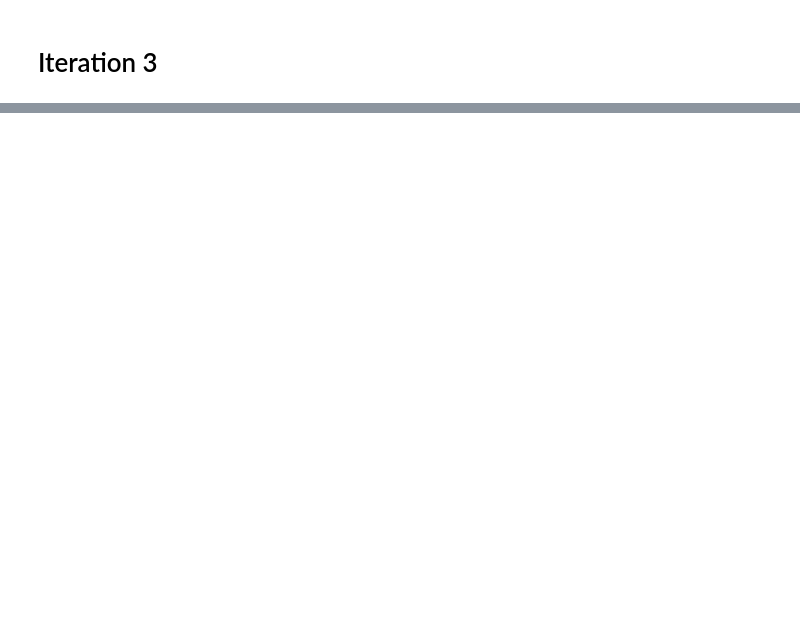
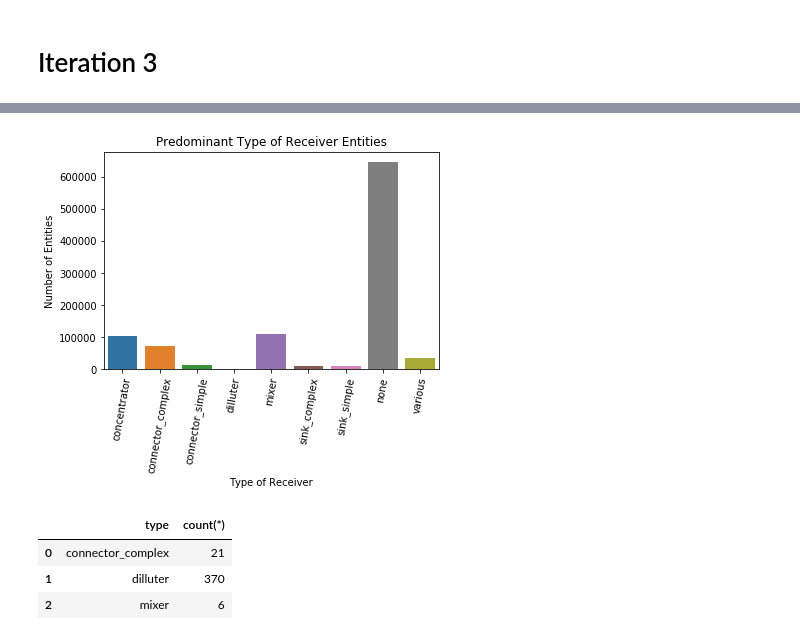
Before and after one commit to daniel-wenzel/polonius, a Jupyter notebook: jupyter/Taxonomy.ipynb, the cells around one changed output, grey strips where cells are left out. Saved outputs shown, nothing was run; the diff lists cells and outputs as text; code cells hidden in the pictures; blank space fills up the shorter version.

```diff
--- a/jupyter/Taxonomy.ipynb
+++ b/jupyter/Taxonomy.ipynb
@@ -84,0 +231,31 @@ df
+# %%
+df = sql('''
+SELECT e.name, childT.type
+FROM
+    ((SELECT * FROM Entity ORDER BY name DESC LIMIT 1000000) e
+    NATURAL JOIN
+    EntityMetadata m)
+    INNER JOIN
+    ETransfer t
+    INNER JOIN
+    (Entity child
+    NATURAL JOIN
+    EntityTaxonomy childT)
+    ON e.name = t.`from` and t.`to` = child.name
+GROUP BY e.name, childT.type
+HAVING sum(amountInUSDCurrent) > 0.75 * outvolumeUSD''')
+#aggr_children75 = aggr_children
+sinksCount = sql('''
+    SELECT count(*)
+    FROM
+        (SELECT * FROM Entity LIMIT 1000000) e
+        NATURAL JOIN
+        EntityTaxonomy
+    WHERE type = 'sink_complex' or type = 'sink_simple' ''')
+
+num_sinks = sinksCount.values[0][0]
+
+aggr_children = df.groupby('type').count().reset_index()
+aggr_children = aggr_children.append({'type' : 'none' , 'name' : num_sinks} , ignore_index=True)
+aggr_children = aggr_children.append({'type' : 'various' , 'name' : 1000000 - num_sinks - df.shape[0]}, ignore_index=True)
+#aggr_children
@@ -84,0 +271,28 @@ df
+# %%
+sns.barplot(data=aggr_children, x='type', y='name')
+plt.title('Predominant Type of Receiver Entities')
+plt.xlabel('Type of Receiver')
+plt.ylabel('Number of Entities')
+plt.xticks(rotation=80)
+plt.savefig('iter4b.pdf')
+# %% [output]
+[figure, added]
+# %%
+sql('''
+SELECT type, count(*) FROM
+    (ICOAddress
+    NATURAL JOIN
+    Address)
+    INNER JOIN
+    (Entity
+    NATURAL JOIN
+    EntityTaxonomy)
+    ON Entity.name = Address.cluster
+WHERE
+    isOriginAddress = 1
+GROUP BY type''')
+# %% [output]
+|  | type | count(*) |
+| 0 | connector_complex | 21 |
+| 1 | dilluter | 370 |
+| 2 | mixer | 6 |
```
Also changed, not shown: parts of 17 cells of this notebook, 4 other files.
